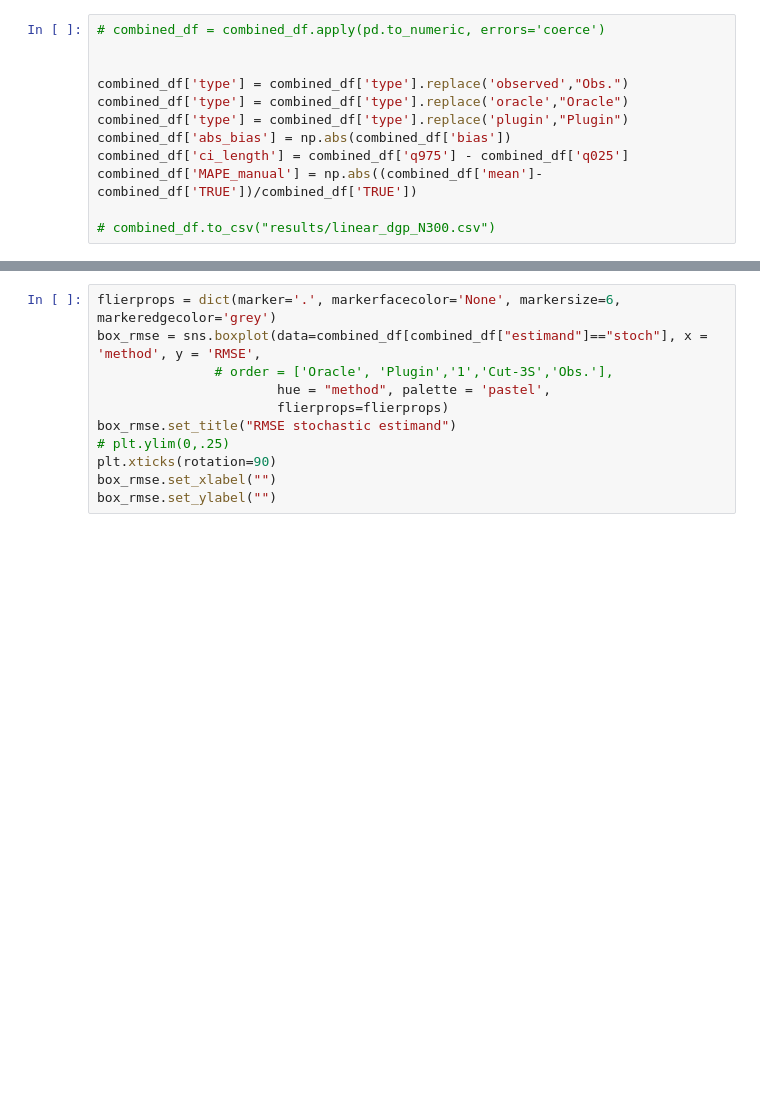
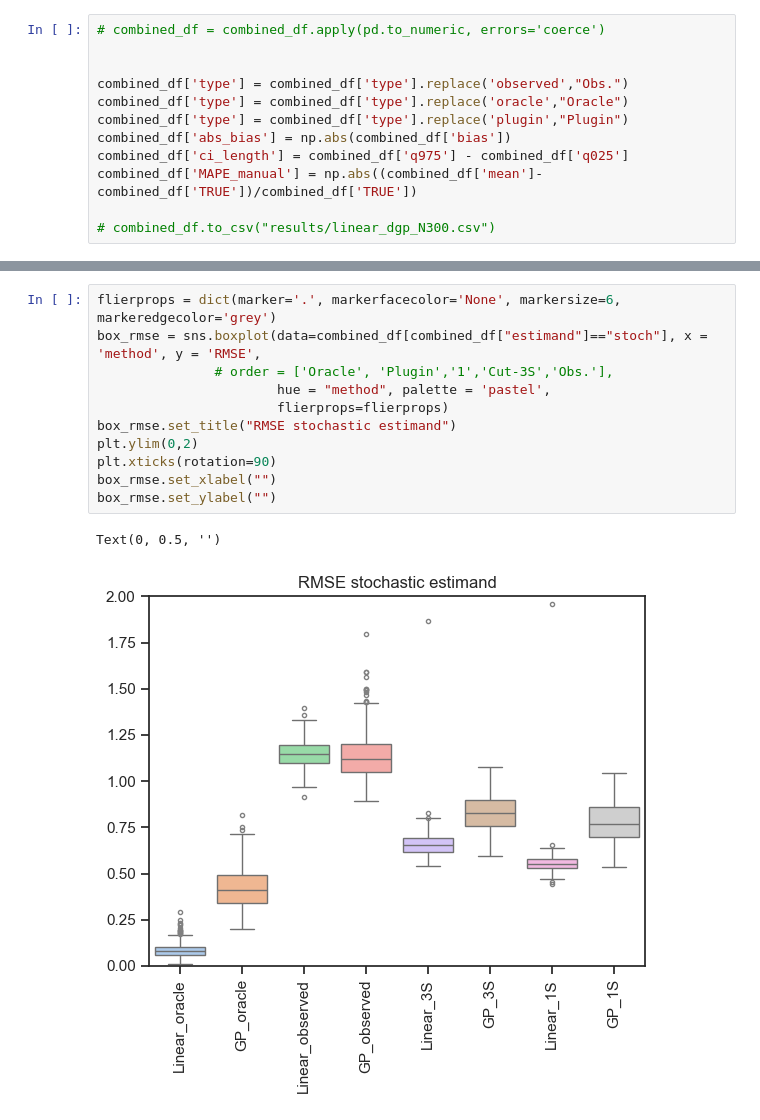
Before and after one commit to barwein/BayesProxyNets, a Jupyter notebook: Simulations/Sim_results_analysis.ipynb, the cells around one changed output, grey strips where cells are left out. Saved outputs shown, nothing was run; the diff lists cells and outputs as text; blank space fills up the shorter version.

```diff
--- a/Simulations/Sim_results_analysis.ipynb
+++ b/Simulations/Sim_results_analysis.ipynb
@@ -97,14 +197,17 @@ box_rmse.set_ylabel("")
 # %%
 flierprops = dict(marker='.', markerfacecolor='None', markersize=6,  markeredgecolor='grey')
 box_rmse = sns.boxplot(data=combined_df[combined_df["estimand"]=="stoch"], x = 'method', y = 'RMSE',
                # order = ['Oracle', 'Plugin','1','Cut-3S','Obs.'],
                        hue = "method", palette = 'pastel',
                        flierprops=flierprops)
 box_rmse.set_title("RMSE stochastic estimand")
-# plt.ylim(0,.25)
+plt.ylim(0,2)
 plt.xticks(rotation=90)
 box_rmse.set_xlabel("")
 box_rmse.set_ylabel("")
+# %% [output]
+Text(0, 0.5, '')
+[figure, added]
 # %%
 flierprops = dict(marker='.', markerfacecolor='None', markersize=6,  markeredgecolor='grey')
 box_rmse = sns.boxplot(data=combined_df[combined_df["estimand"]=="stoch"], x = 'method', y = 'MAE',
```
Also changed, not shown: parts of 18 cells of this notebook, 30 other files.
